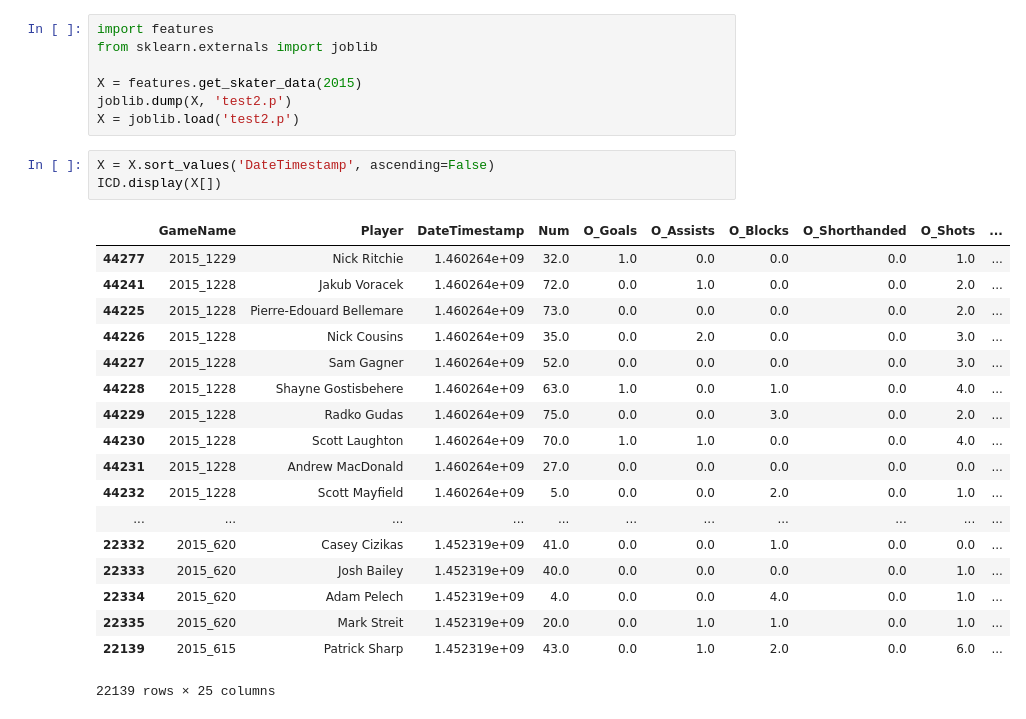
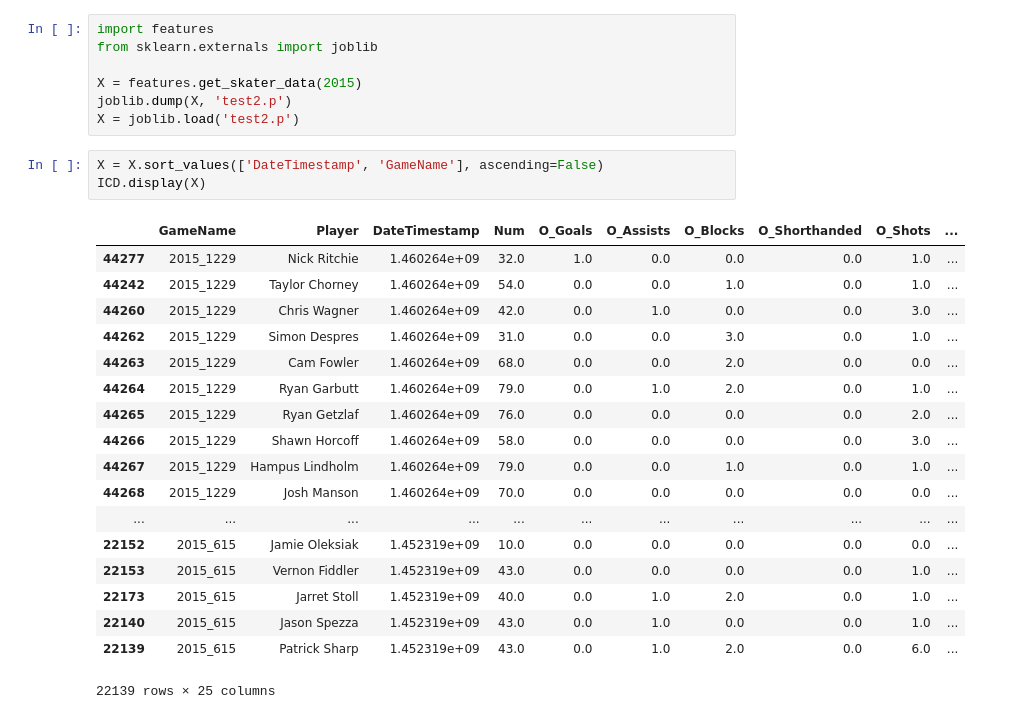
Before and after one commit to mmn599/hockey, a Jupyter notebook: DataValidation.ipynb, the cells around one changed output. Drawn from its saved outputs; the diff is of its cells as text.

```diff
--- a/DataValidation.ipynb
+++ b/DataValidation.ipynb
@@ -109,24 +109,24 @@ X = features.get_skater_data(2015)
 joblib.dump(X, 'test2.p')
 X = joblib.load('test2.p')
 # %%
-X = X.sort_values('DateTimestamp', ascending=False)
-ICD.display(X[])
+X = X.sort_values(['DateTimestamp', 'GameName'], ascending=False)
+ICD.display(X)
 # %% [output]
 |  | GameName | Player | DateTimestamp | Num | O_Goals | O_Assists | O_Blocks | O_Shorthanded | O_Shots | ... |
 | 44277 | 2015_1229 | Nick Ritchie | 1.460264e+09 | 32.0 | 1.0 | 0.0 | 0.0 | 0.0 | 1.0 | ... |
-| 44241 | 2015_1228 | Jakub Voracek | 1.460264e+09 | 72.0 | 0.0 | 1.0 | 0.0 | 0.0 | 2.0 | ... |
-| 44225 | 2015_1228 | Pierre-Edouard Bellemare | 1.460264e+09 | 73.0 | 0.0 | 0.0 | 0.0 | 0.0 | 2.0 | ... |
-| 44226 | 2015_1228 | Nick Cousins | 1.460264e+09 | 35.0 | 0.0 | 2.0 | 0.0 | 0.0 | 3.0 | ... |
-| 44227 | 2015_1228 | Sam Gagner | 1.460264e+09 | 52.0 | 0.0 | 0.0 | 0.0 | 0.0 | 3.0 | ... |
-| 44228 | 2015_1228 | Shayne Gostisbehere | 1.460264e+09 | 63.0 | 1.0 | 0.0 | 1.0 | 0.0 | 4.0 | ... |
-| 44229 | 2015_1228 | Radko Gudas | 1.460264e+09 | 75.0 | 0.0 | 0.0 | 3.0 | 0.0 | 2.0 | ... |
-| 44230 | 2015_1228 | Scott Laughton | 1.460264e+09 | 70.0 | 1.0 | 1.0 | 0.0 | 0.0 | 4.0 | ... |
-| 44231 | 2015_1228 | Andrew MacDonald | 1.460264e+09 | 27.0 | 0.0 | 0.0 | 0.0 | 0.0 | 0.0 | ... |
-| 44232 | 2015_1228 | Scott Mayfield | 1.460264e+09 | 5.0 | 0.0 | 0.0 | 2.0 | 0.0 | 1.0 | ... |
+| 44242 | 2015_1229 | Taylor Chorney | 1.460264e+09 | 54.0 | 0.0 | 0.0 | 1.0 | 0.0 | 1.0 | ... |
+| 44260 | 2015_1229 | Chris Wagner | 1.460264e+09 | 42.0 | 0.0 | 1.0 | 0.0 | 0.0 | 3.0 | ... |
+| 44262 | 2015_1229 | Simon Despres | 1.460264e+09 | 31.0 | 0.0 | 0.0 | 3.0 | 0.0 | 1.0 | ... |
+| 44263 | 2015_1229 | Cam Fowler | 1.460264e+09 | 68.0 | 0.0 | 0.0 | 2.0 | 0.0 | 0.0 | ... |
+| 44264 | 2015_1229 | Ryan Garbutt | 1.460264e+09 | 79.0 | 0.0 | 1.0 | 2.0 | 0.0 | 1.0 | ... |
+| 44265 | 2015_1229 | Ryan Getzlaf | 1.460264e+09 | 76.0 | 0.0 | 0.0 | 0.0 | 0.0 | 2.0 | ... |
+| 44266 | 2015_1229 | Shawn Horcoff | 1.460264e+09 | 58.0 | 0.0 | 0.0 | 0.0 | 0.0 | 3.0 | ... |
+| 44267 | 2015_1229 | Hampus Lindholm | 1.460264e+09 | 79.0 | 0.0 | 0.0 | 1.0 | 0.0 | 1.0 | ... |
+| 44268 | 2015_1229 | Josh Manson | 1.460264e+09 | 70.0 | 0.0 | 0.0 | 0.0 | 0.0 | 0.0 | ... |
 | ... | ... | ... | ... | ... | ... | ... | ... | ... | ... | ... |
-| 22332 | 2015_620 | Casey Cizikas | 1.452319e+09 | 41.0 | 0.0 | 0.0 | 1.0 | 0.0 | 0.0 | ... |
-| 22333 | 2015_620 | Josh Bailey | 1.452319e+09 | 40.0 | 0.0 | 0.0 | 0.0 | 0.0 | 1.0 | ... |
-| 22334 | 2015_620 | Adam Pelech | 1.452319e+09 | 4.0 | 0.0 | 0.0 | 4.0 | 0.0 | 1.0 | ... |
-| 22335 | 2015_620 | Mark Streit | 1.452319e+09 | 20.0 | 0.0 | 1.0 | 1.0 | 0.0 | 1.0 | ... |
+| 22152 | 2015_615 | Jamie Oleksiak | 1.452319e+09 | 10.0 | 0.0 | 0.0 | 0.0 | 0.0 | 0.0 | ... |
+| 22153 | 2015_615 | Vernon Fiddler | 1.452319e+09 | 43.0 | 0.0 | 0.0 | 0.0 | 0.0 | 1.0 | ... |
+| 22173 | 2015_615 | Jarret Stoll | 1.452319e+09 | 40.0 | 0.0 | 1.0 | 2.0 | 0.0 | 1.0 | ... |
+| 22140 | 2015_615 | Jason Spezza | 1.452319e+09 | 43.0 | 0.0 | 1.0 | 0.0 | 0.0 | 1.0 | ... |
 | 22139 | 2015_615 | Patrick Sharp | 1.452319e+09 | 43.0 | 0.0 | 1.0 | 2.0 | 0.0 | 6.0 | ... |
 22139 rows × 25 columns
```
Also changed, not shown: parts of 1 cell of this notebook.
